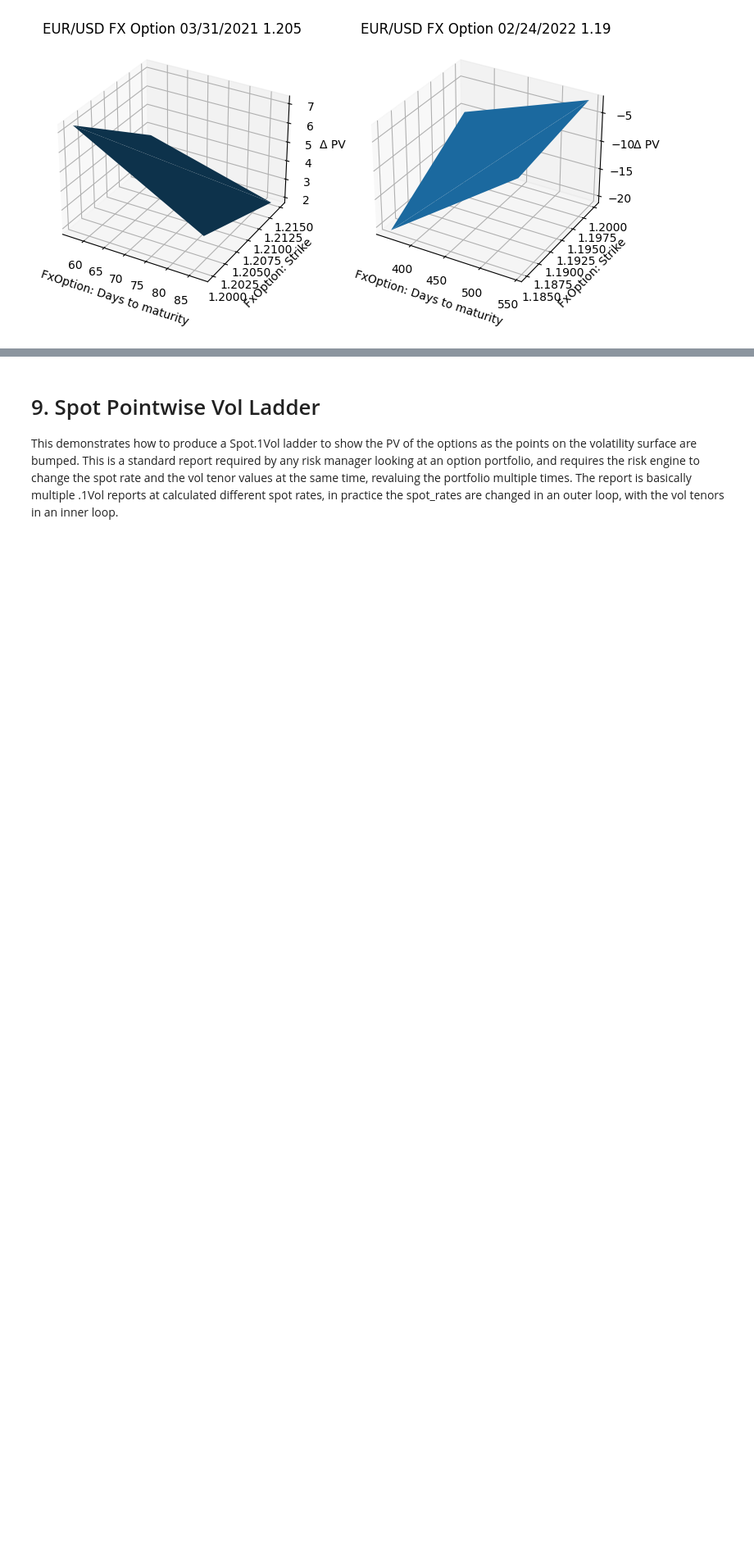
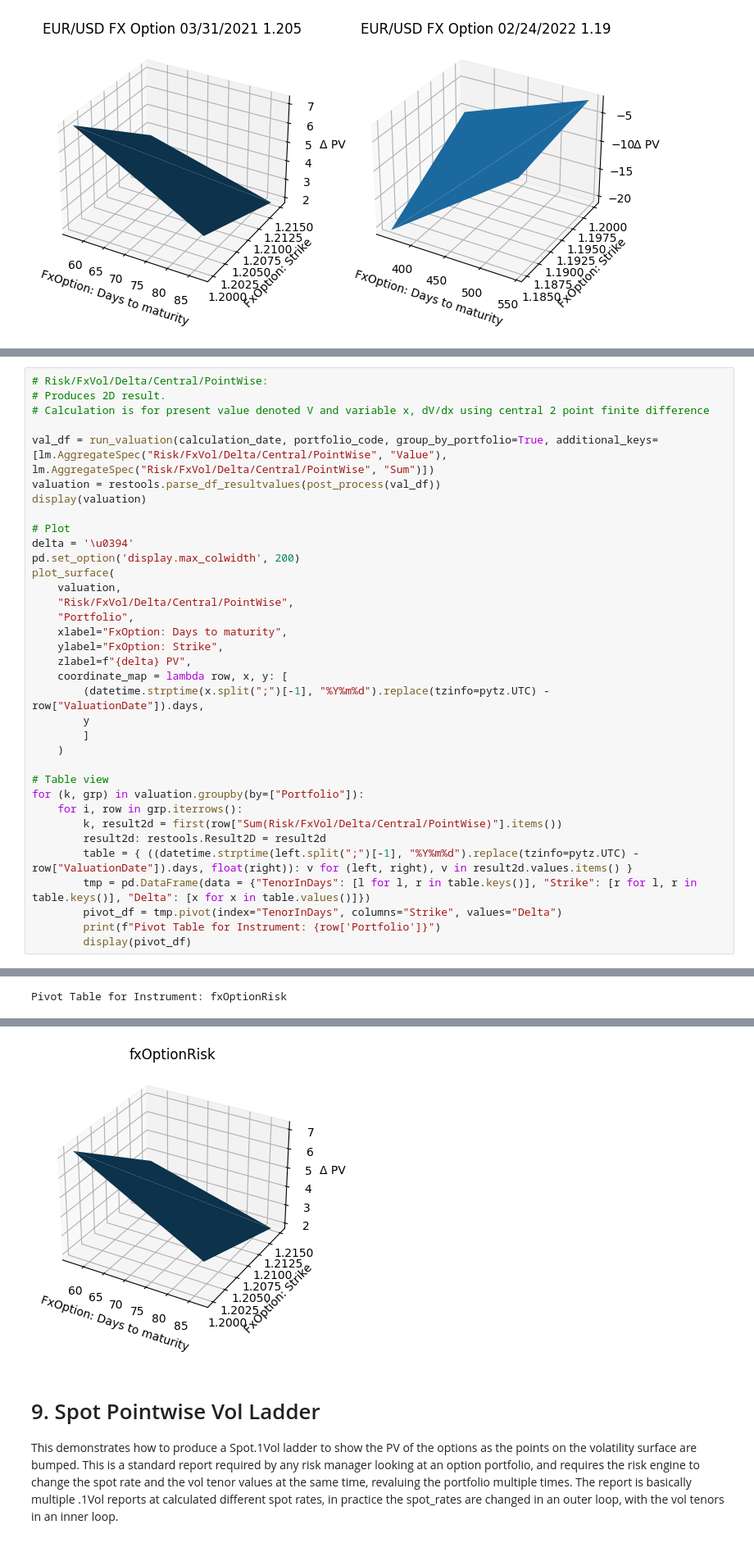
Before and after one commit to peturparkur-fbn/sample-notebooks, a Jupyter notebook: examples/use-cases/instruments/FX Option Vanilla Risk Ladders.ipynb, the cells around one changed output, grey strips where cells are left out. Shown at 82% size. Saved outputs shown, nothing was run; the diff lists cells and outputs as text; blank space fills up the shorter version.

Commit message:
ANA-2543: add risk report portfolio wise for pointwise bump

```diff
--- a/examples/use-cases/instruments/FX Option Vanilla Risk Ladders.ipynb
+++ b/examples/use-cases/instruments/FX Option Vanilla Risk Ladders.ipynb
@@ -1114,0 +1137,36 @@ Pivot Table for Instrument: EUR/USD FX Option 03/31/2021 1.205
+# %%
+# Risk/FxVol/Delta/Central/PointWise:
+# Produces 2D result.
+# Calculation is for present value denoted V and variable x, dV/dx using central 2 point finite difference
+
+val_df = run_valuation(calculation_date, portfolio_code, group_by_portfolio=True, additional_keys=[lm.AggregateSpec("Risk/FxVol/Delta/Central/PointWise", "Value"), lm.AggregateSpec("Risk/FxVol/Delta/Central/PointWise", "Sum")])
+valuation = restools.parse_df_resultvalues(post_process(val_df))
+display(valuation)
+
+# Plot
+delta = '\u0394'
+pd.set_option('display.max_colwidth', 200)
+plot_surface(
+    valuation,
+    "Risk/FxVol/Delta/Central/PointWise",
+    "Portfolio",
+    xlabel="FxOption: Days to maturity",
+    ylabel="FxOption: Strike",
+    zlabel=f"{delta} PV",
+    coordinate_map = lambda row, x, y: [
+        (datetime.strptime(x.split(";")[-1], "%Y%m%d").replace(tzinfo=pytz.UTC) - row["ValuationDate"]).days,
+        y
+        ]
+    )
+
+# Table view
+for (k, grp) in valuation.groupby(by=["Portfolio"]):
+    for i, row in grp.iterrows():
+        k, result2d = first(row["Sum(Risk/FxVol/Delta/Central/PointWise)"].items())
+        result2d: restools.Result2D = result2d
+        table = { ((datetime.strptime(left.split(";")[-1], "%Y%m%d").replace(tzinfo=pytz.UTC) - row["ValuationDate"]).days, float(right)): v for (left, right), v in result2d.values.items() }
+        tmp = pd.DataFrame(data = {"TenorInDays": [l for l, r in table.keys()], "Strike": [r for l, r in table.keys()], "Delta": [x for x in table.values()]})
+        pivot_df = tmp.pivot(index="TenorInDays", columns="Strike", values="Delta")
+        print(f"Pivot Table for Instrument: {row['Portfolio']}")
+        display(pivot_df)
+# %% [output]
@@ -1114,0 +1175 @@ Pivot Table for Instrument: EUR/USD FX Option 03/31/2021 1.205
+Pivot Table for Instrument: fxOptionRisk
@@ -1115,3 +1180,4 @@ Pivot Table for Instrument: EUR/USD FX Option 03/31/2021 1.205
+[figure, added]
 # %% [markdown]
 # 9. Spot Pointwise Vol Ladder
 This demonstrates how to produce a Spot.1Vol ladder to show the PV of the options as the points on the volatility surface are bumped. This is a standard report required by any risk manager looking at an option portfolio, and requires the risk engine to change the spot rate and the vol tenor values at the same time, revaluing the portfolio multiple times. The report is basically multiple .1Vol reports at calculated different spot rates, in practice the spot_rates are changed in an outer loop, with the vol tenors in an inner loop.
```
Also changed, not shown: parts of 6 cells of this notebook.
